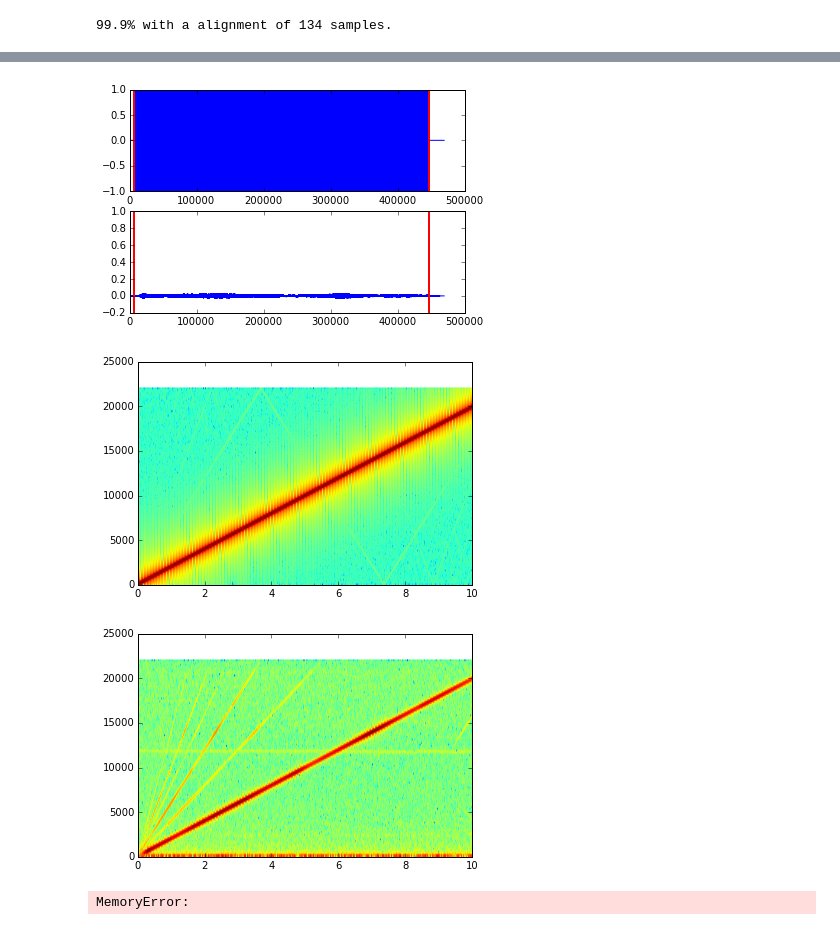
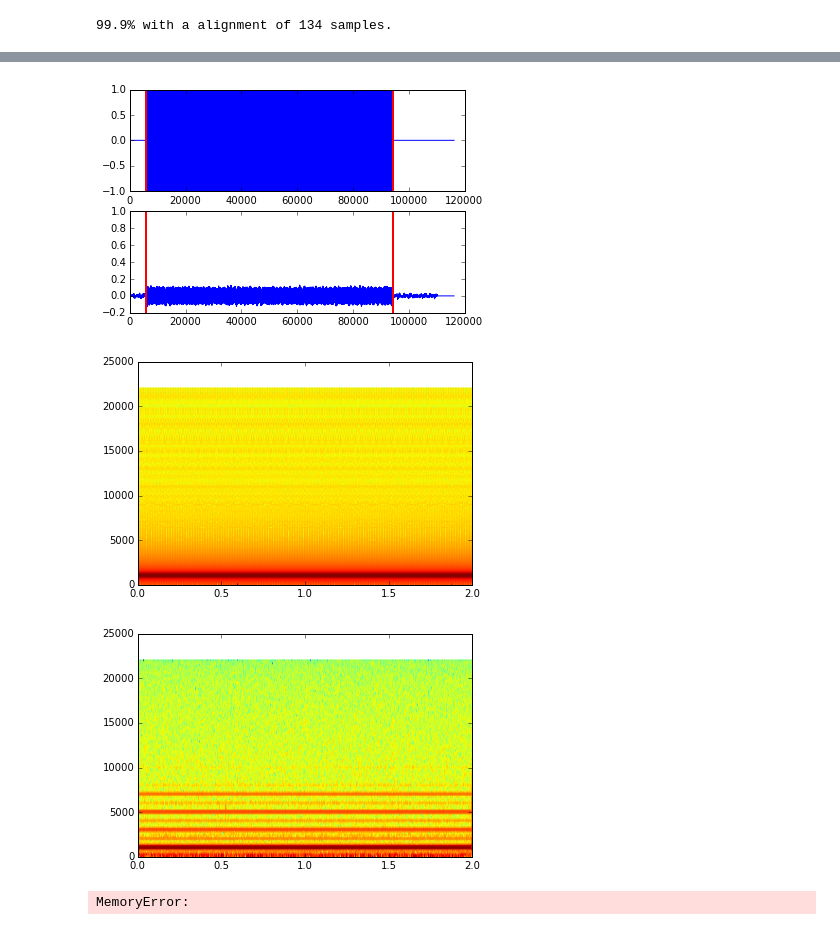
Before and after one commit to BirdMI-UniversityofAuckland/MichaelSandbox, a Jupyter notebook: MicSpeakerPro/MicSpeakerCheck_0.3.ipynb, the cells around one changed output, grey strips where cells are left out. Saved outputs shown, nothing was run; the diff lists cells and outputs as text; code cells hidden in the pictures.

```diff
--- a/MicSpeakerPro/MicSpeakerCheck_0.3.ipynb
+++ b/MicSpeakerPro/MicSpeakerCheck_0.3.ipynb
@@ -184,25 +203,25 @@ Finished playback!
 # %%
-fs , wav_data_raw = wav.read("c:\\Users\\mbar372\\Documents\\testing\\hardware_tests\\WAV_LIB\\ascendingtone.wav")
+fs , wav_data_raw = wav.read("c:\\Users\\mbar372\\Documents\\testing\\hardware_tests\\TEST_LIB\\sound_1000.wav")
 fs , new_data_float_raw = wav.read("c:\\Users\\mbar372\\Documents\\testing\\savetest.wav")
 
 wav_data = pcm2float(wav_data_raw, dtype ='float64')
 new_data_float = pcm2float(new_data_float_raw, dtype ='float64')
 
 array_play, array_rec, alignment = create_comparison_arrays(
                                         wav_data,
                                         new_data_float,
                                         draw = "yes",
                                         force_align = 0
                                         )
 
 plt.specgram(array_play, Fs = 44100)
 plt.show()
 plt.specgram(array_rec, Fs = 44100)
 plt.show()
 # %% [output]
-[figure, old version]
+[figure, new version]
-[figure, old version]
+[figure, new version]
-[figure, old version]
+[figure, new version]
 # %%
 lti_sys = signal.impulse([array_rec, array_play])
 # %% [output]
```
Also changed, not shown: parts of 2 cells of this notebook, 1 other file.
